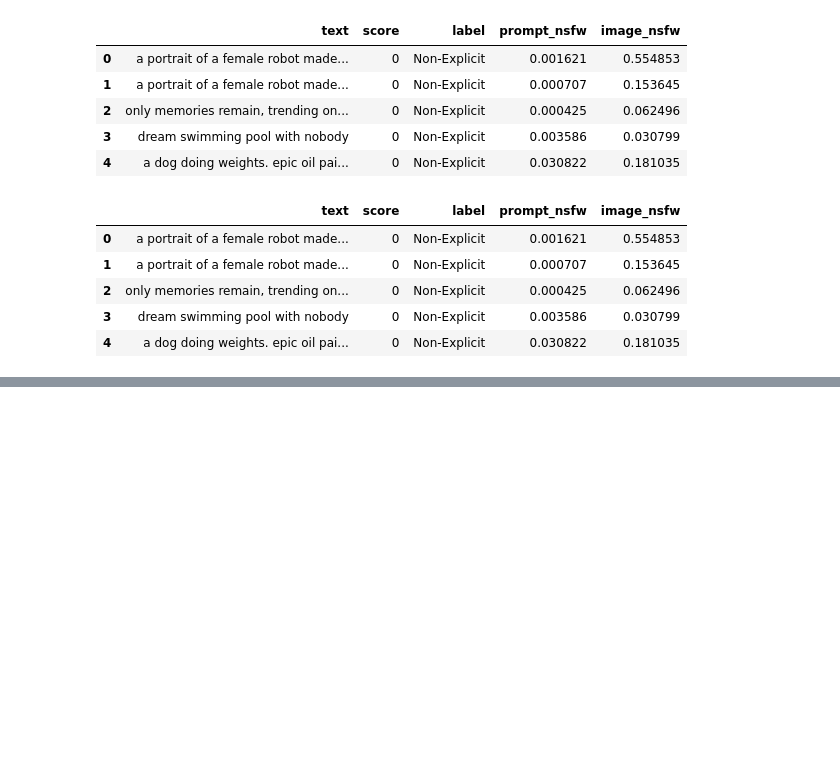
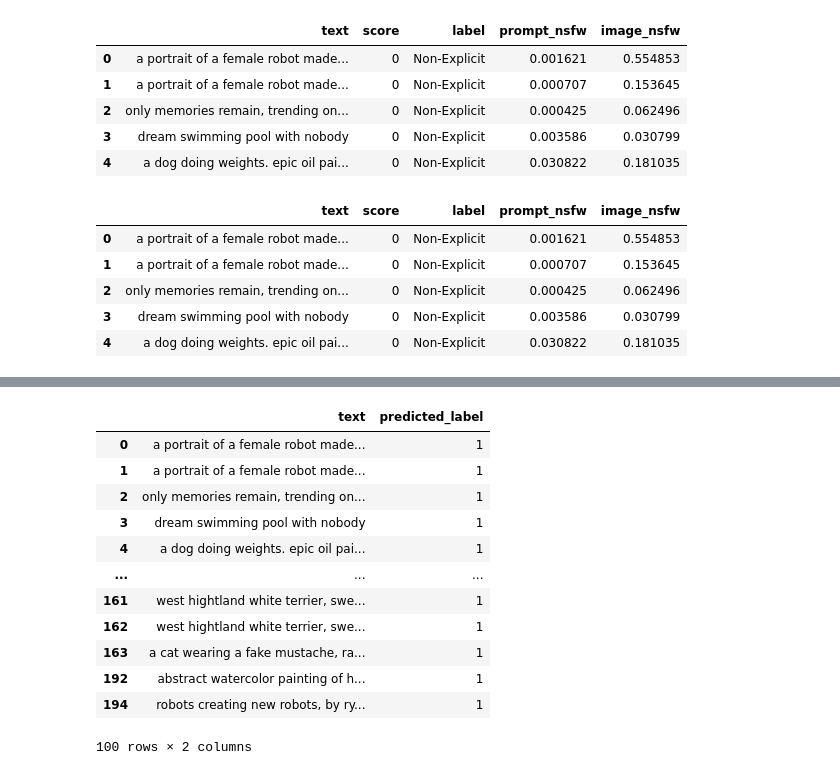
Before and after one commit to budgethp/ML, a Jupyter notebook: Semester 2/Bestonesofar.ipynb, the cells around one changed output, grey strips where cells are left out. Cells and saved outputs as stored; diff of their text form; code cells hidden in the pictures; blank space fills up the shorter version.

```diff
--- a/Semester 2/Bestonesofar.ipynb
+++ b/Semester 2/Bestonesofar.ipynb
@@ -4152,0 +4303,16 @@ dfspecial.head()
+# %%
+explicit_rows.head(100)
+# %% [output]
+|  | text | predicted_label |
+| 0 | a portrait of a female robot made... | 1 |
+| 1 | a portrait of a female robot made... | 1 |
+| 2 | only memories remain, trending on... | 1 |
+| 3 | dream swimming pool with nobody | 1 |
+| 4 | a dog doing weights. epic oil pai... | 1 |
+| ... | ... | ... |
+| 161 | west hightland white terrier, swe... | 1 |
+| 162 | west hightland white terrier, swe... | 1 |
+| 163 | a cat wearing a fake mustache, ra... | 1 |
+| 192 | abstract watercolor painting of h... | 1 |
+| 194 | robots creating new robots, by ry... | 1 |
+100 rows × 2 columns
```
Also changed, not shown: parts of 16 cells of this notebook.
